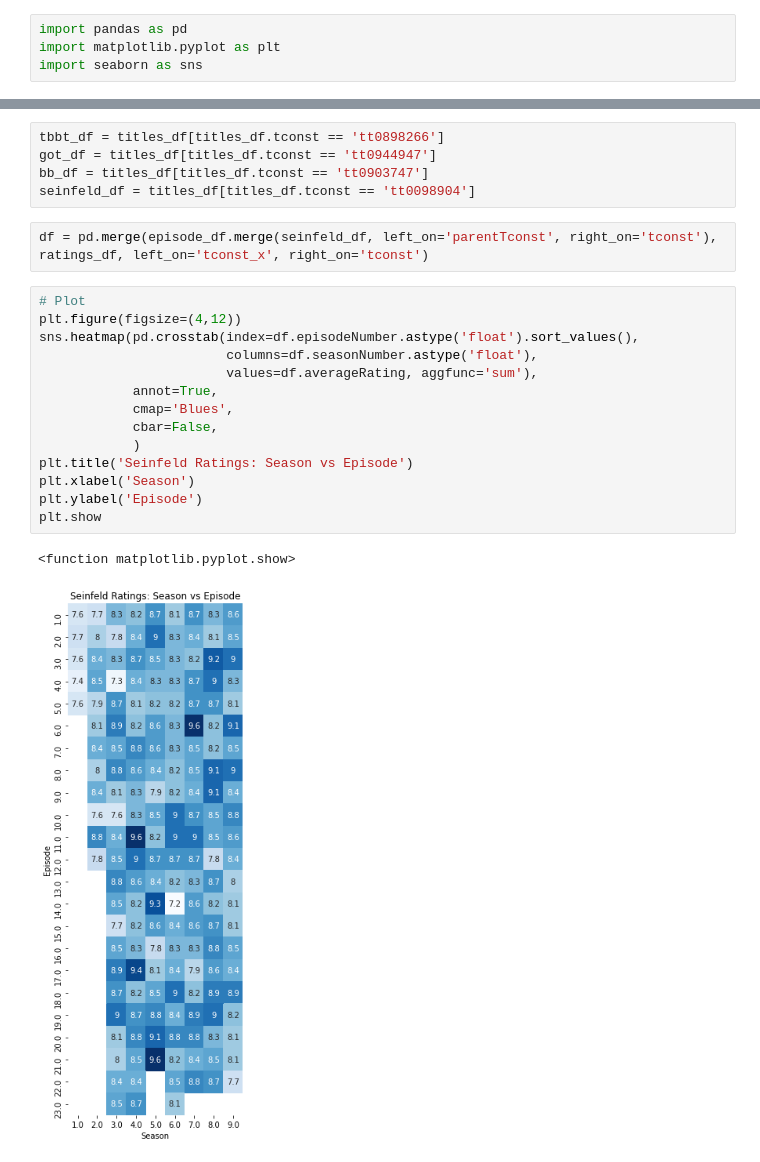
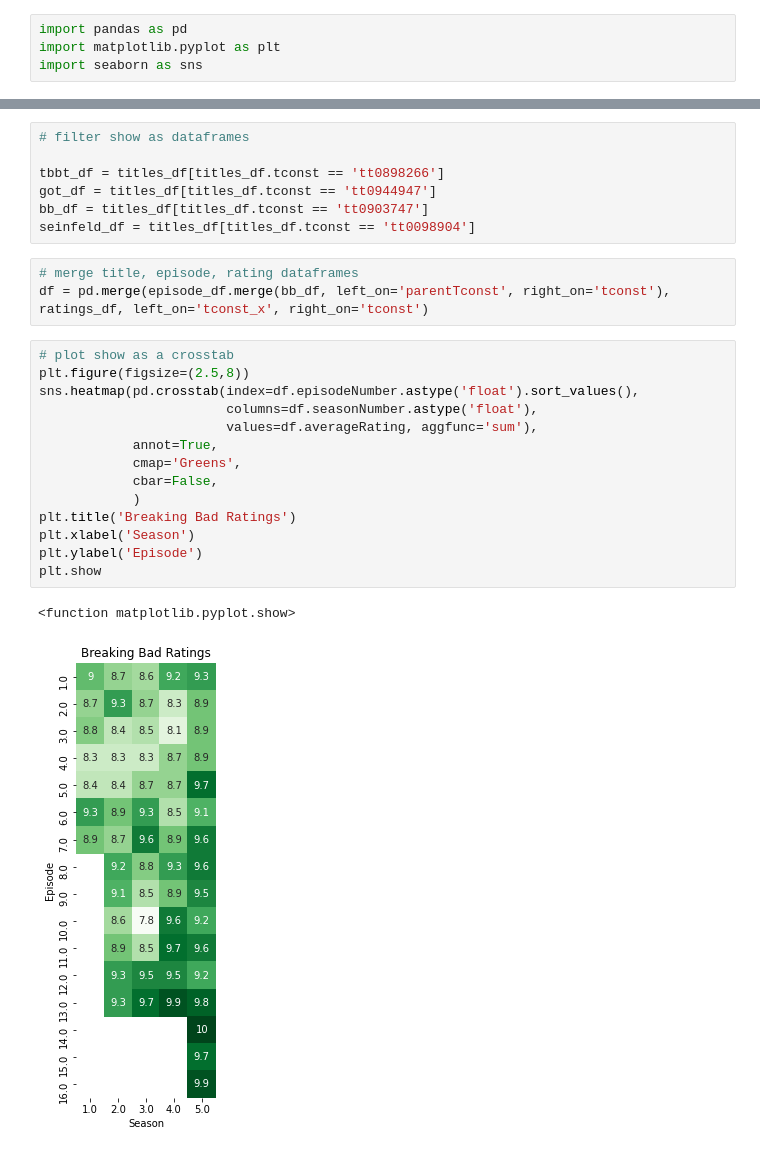
Before and after one commit to JayKimBravekjh/tv-show-ratings, a Jupyter notebook: TV_Shows_Season_Episode_Ratings.ipynb, the cells around one changed output, grey strips where cells are left out. Saved outputs shown, nothing was run; the diff lists cells and outputs as text.

```diff
--- a/TV_Shows_Season_Episode_Ratings.ipynb
+++ b/TV_Shows_Season_Episode_Ratings.ipynb
@@ -21,26 +23,29 @@ titles_df[titles_df.primaryTitle == title]
 | 4728524 | tt5677882 | tvEpisode | Seinfeld | Seinfeld | 0 | 1999 | \N | \N | Documentary,News |
 | 5458946 | tt7282966 | tvEpisode | Seinfeld | Seinfeld | 0 | 2017 | \N | \N | \N |
 # %%
+# filter show as dataframes
+
 tbbt_df = titles_df[titles_df.tconst == 'tt0898266']
 got_df = titles_df[titles_df.tconst == 'tt0944947']
 bb_df = titles_df[titles_df.tconst == 'tt0903747']
 seinfeld_df = titles_df[titles_df.tconst == 'tt0098904']
 # %%
-df = pd.merge(episode_df.merge(seinfeld_df, left_on='parentTconst', right_on='tconst'), ratings_df, left_on='tconst_x', right_on='tconst')
+# merge title, episode, rating dataframes
+df = pd.merge(episode_df.merge(bb_df, left_on='parentTconst', right_on='tconst'), ratings_df, left_on='tconst_x', right_on='tconst')
 # %%
-# Plot
-plt.figure(figsize=(4,12))
+# plot show as a crosstab
+plt.figure(figsize=(2.5,8))
 sns.heatmap(pd.crosstab(index=df.episodeNumber.astype('float').sort_values(),
                         columns=df.seasonNumber.astype('float'),
                         values=df.averageRating, aggfunc='sum'),
             annot=True,
-            cmap='Blues',
+            cmap='Greens',
             cbar=False,
             )
-plt.title('Seinfeld Ratings: Season vs Episode')
+plt.title('Breaking Bad Ratings')
 plt.xlabel('Season')
 plt.ylabel('Episode')
 plt.show
 # %% [output]
 <function matplotlib.pyplot.show>
-[figure, old version]
+[figure, new version]
```
Also changed, not shown: parts of 6 cells of this notebook.
